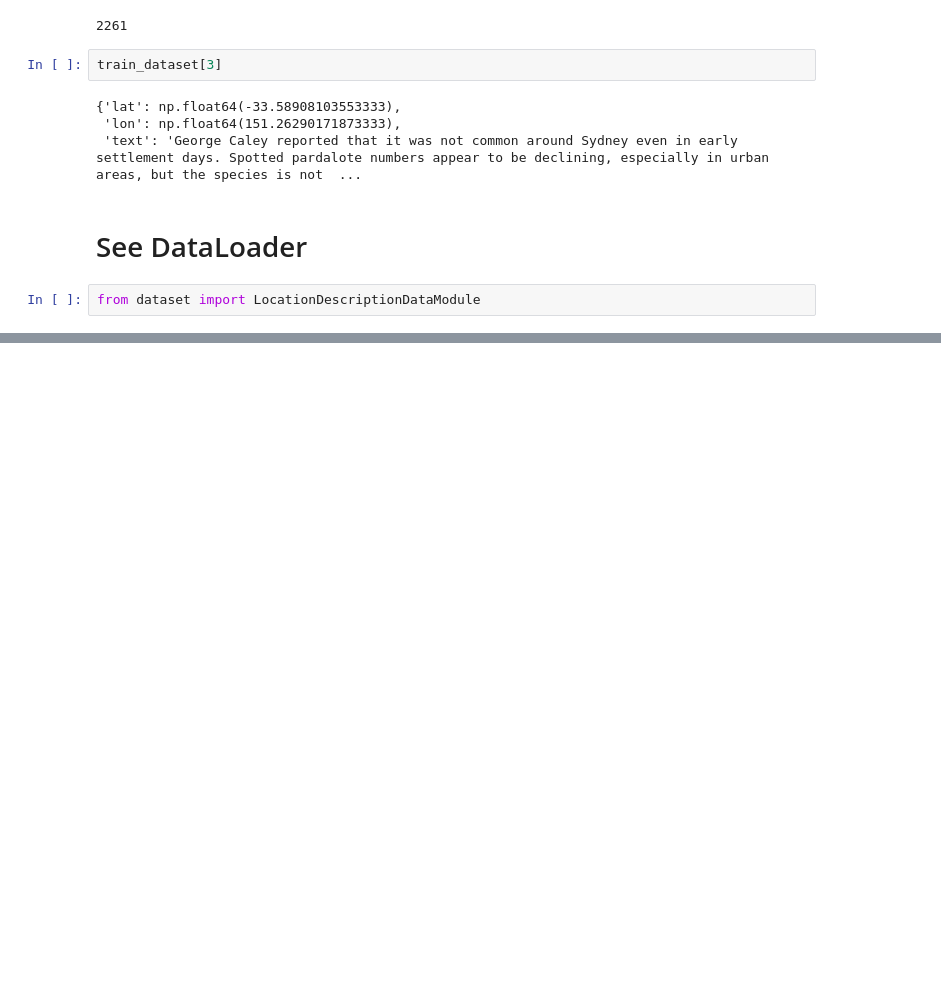
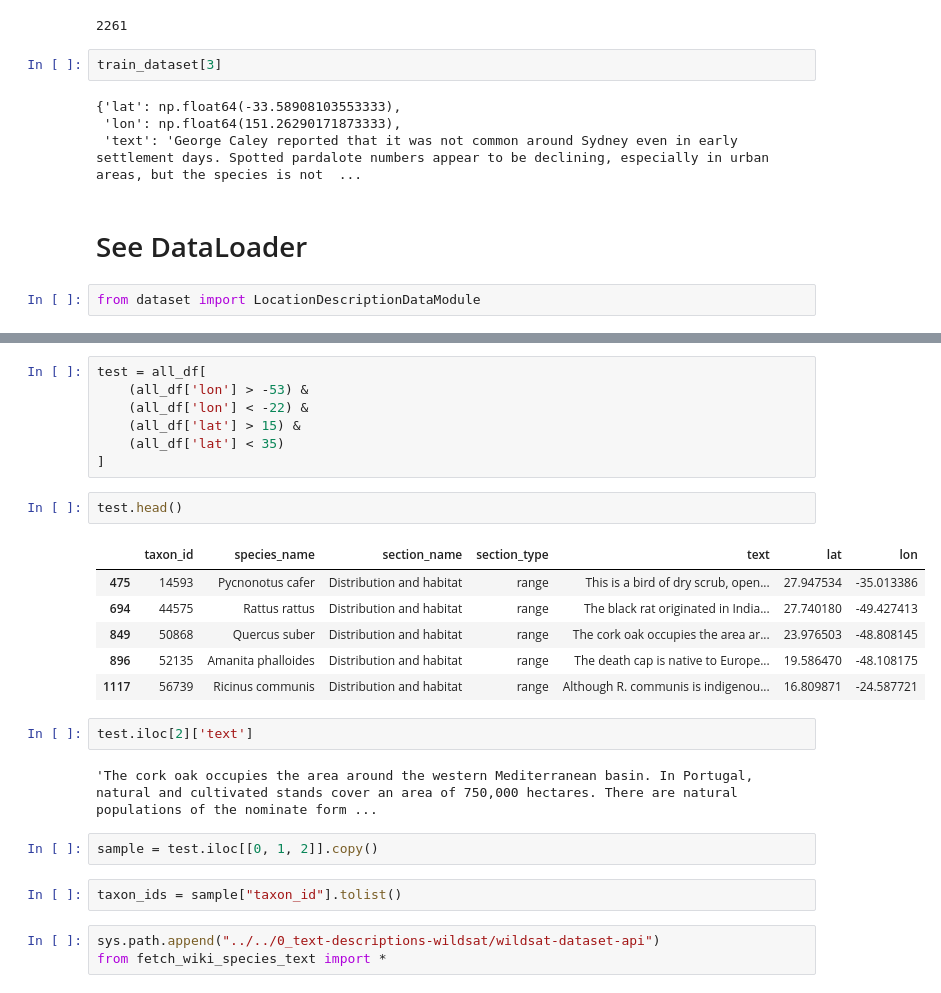
Before and after one commit to sricke/explainable-earth-embeddings, a Jupyter notebook: align_datasets/notebooks/wildsat_data.ipynb, the cells around one changed output, grey strips where cells are left out. Saved outputs shown, nothing was run; the diff lists cells and outputs as text; blank space fills up the shorter version.

```diff
--- a/align_datasets/notebooks/wildsat_data.ipynb
+++ b/align_datasets/notebooks/wildsat_data.ipynb
@@ -83,0 +137,27 @@ T. pallida is found along the coast of the Gulf of Mexico. Its native range exte
+# %%
+test = all_df[
+    (all_df['lon'] > -53) &
+    (all_df['lon'] < -22) &
+    (all_df['lat'] > 15) &
+    (all_df['lat'] < 35)
+]
+# %%
+test.head()
+# %% [output]
+|  | taxon_id | species_name | section_name | section_type | text | lat | lon |
+| 475 | 14593 | Pycnonotus cafer | Distribution and habitat | range | This is a bird of dry scrub, open... | 27.947534 | -35.013386 |
+| 694 | 44575 | Rattus rattus | Distribution and habitat | range | The black rat originated in India... | 27.740180 | -49.427413 |
+| 849 | 50868 | Quercus suber | Distribution and habitat | range | The cork oak occupies the area ar... | 23.976503 | -48.808145 |
+| 896 | 52135 | Amanita phalloides | Distribution and habitat | range | The death cap is native to Europe... | 19.586470 | -48.108175 |
+| 1117 | 56739 | Ricinus communis | Distribution and habitat | range | Although R. communis is indigenou... | 16.809871 | -24.587721 |
+# %%
+test.iloc[2]['text']
+# %% [output]
+'The cork oak occupies the area around the western Mediterranean basin. In Portugal, natural and cultivated stands cover an area of 750,000 hectares. There are natural populations of the nominate form ...
+# %%
+sample = test.iloc[[0, 1, 2]].copy()
+# %%
+taxon_ids = sample["taxon_id"].tolist()
+# %%
+sys.path.append("../../0_text-descriptions-wildsat/wildsat-dataset-api")
+from fetch_wiki_species_text import *
```
Also changed, not shown: parts of 15 cells of this notebook, 20 other files.
